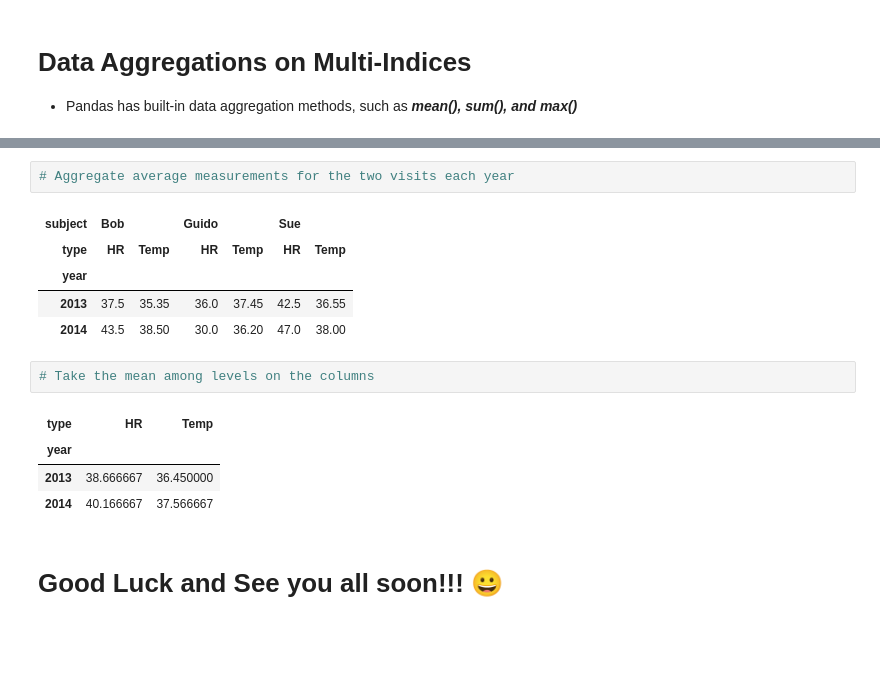
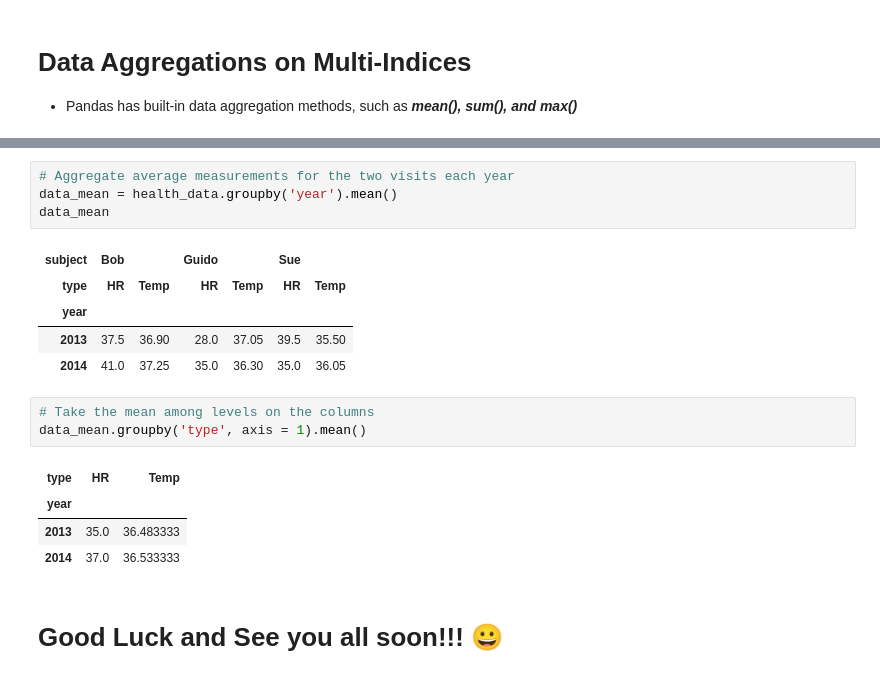
Before and after one commit to AzlinRusnan/STQD6014-Data-Science, a Jupyter notebook: Azlin_Week10_Pandas_20231224_WC.ipynb, the cells around one changed output, grey strips where cells are left out. Cells and saved outputs as stored; diff of their text form; blank space fills up the shorter version.

```diff
--- a/Azlin_Week10_Pandas_20231224_WC.ipynb
+++ b/Azlin_Week10_Pandas_20231224_WC.ipynb
@@ -1456,17 +1462,20 @@ health_data
 # %%
 # Aggregate average measurements for the two visits each year
+data_mean = health_data.groupby('year').mean()
+data_mean
 # %% [output]
 | subject | Bob |  | Guido |  | Sue |  |
 | type | HR | Temp | HR | Temp | HR | Temp |
 | year |  |  |  |  |  |  |
-| 2013 | 37.5 | 35.35 | 36.0 | 37.45 | 42.5 | 36.55 |
-| 2014 | 43.5 | 38.50 | 30.0 | 36.20 | 47.0 | 38.00 |
+| 2013 | 37.5 | 36.90 | 28.0 | 37.05 | 39.5 | 35.50 |
+| 2014 | 41.0 | 37.25 | 35.0 | 36.30 | 35.0 | 36.05 |
 # %%
 # Take the mean among levels on the columns
+data_mean.groupby('type', axis = 1).mean()
 # %% [output]
 | type | HR | Temp |
 | year |  |  |
-| 2013 | 38.666667 | 36.450000 |
-| 2014 | 40.166667 | 37.566667 |
+| 2013 | 35.0 | 36.483333 |
+| 2014 | 37.0 | 36.533333 |
 # %% [markdown]
 # **Good Luck and See you all soon!!!** 😀
```
Also changed, not shown: parts of 6 cells of this notebook.
